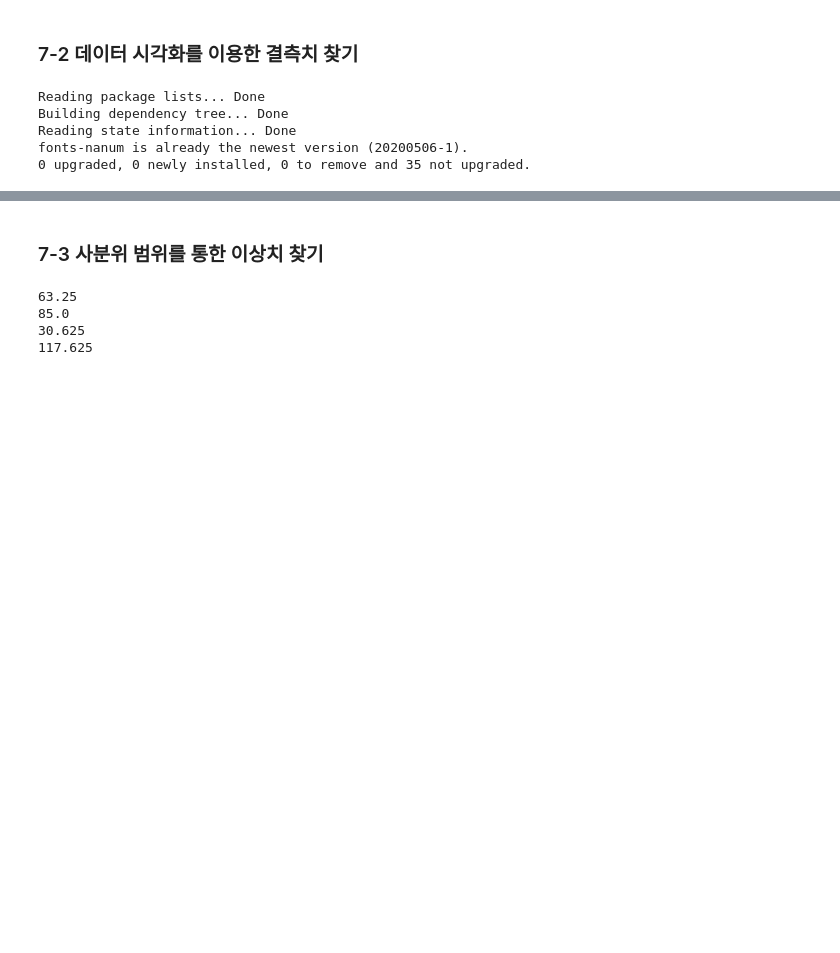
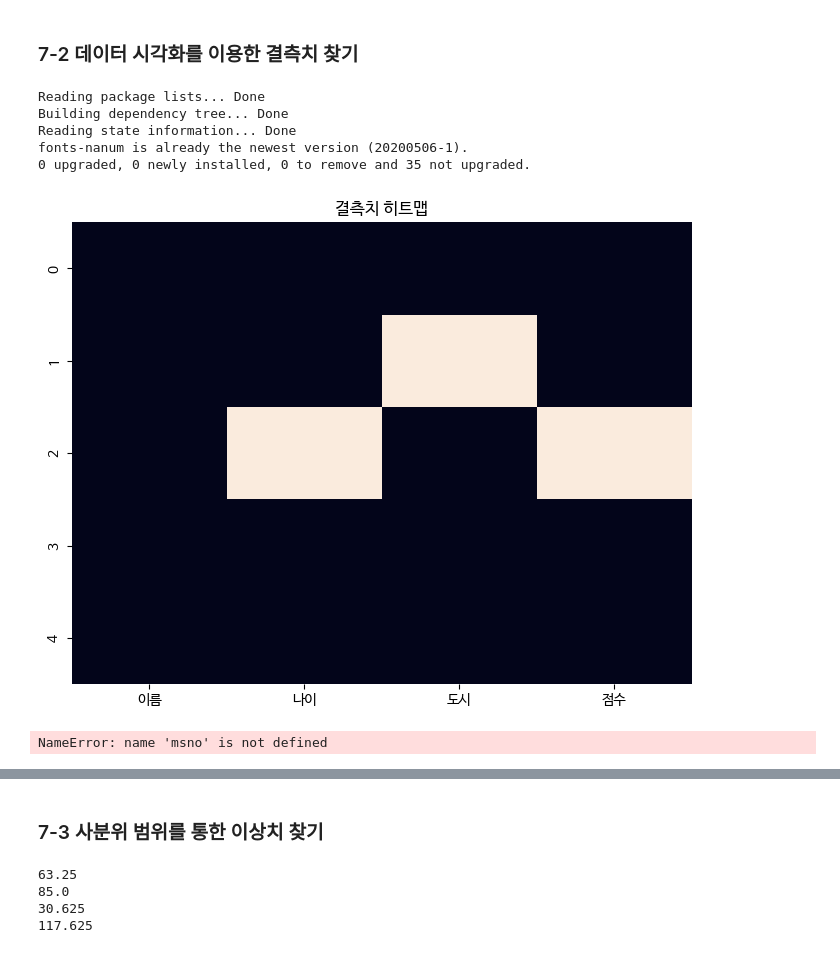
Before and after one commit to JOYCE1216/Data-Analysis-with-Open-Source, a Jupyter notebook: 오픈소스_데이터_분석_7강.ipynb, the cells around one changed output, grey strips where cells are left out. Drawn from its saved outputs; the diff is of its cells as text; code cells hidden in the pictures; blank space fills up the shorter version.

```diff
--- a/오픈소스_데이터_분석_7강.ipynb
+++ b/오픈소스_데이터_분석_7강.ipynb
@@ -60,3 +71,27 @@ plt.rc('font', family='NanumGothic')
+# %%
+import numpy as np
+import pandas as pd
+import seaborn as sns
+
+data = {'이름': ['김철수', '이영희', '박민수', '최지훈', '정소희'],
+        '나이': [25, 30, np.nan, 22, 35],
+        '도시': ['서울', None, '인천', '서울', '대전'],
+        '점수': [90, 85, np.nan, 80, 92]}
+df = pd.DataFrame(data)
+
+### 결측치 히트맵
+plt.figure(figsize=(8, 6))
+sns.heatmap(df.isnull(), cbar=False)
+plt.title("결측치 히트맵")
+plt.show()
+
+### 결측치 매트릭스
+msno.matrix(df)
+plt.title("결측치 매트릭스")
+plt.show()
+# %% [output]
+[figure, added]
+NameError: name 'msno' is not defined
 # %%
 import numpy as np
 import pandas as pd
```
Also changed, not shown: parts of 13 cells of this notebook.
